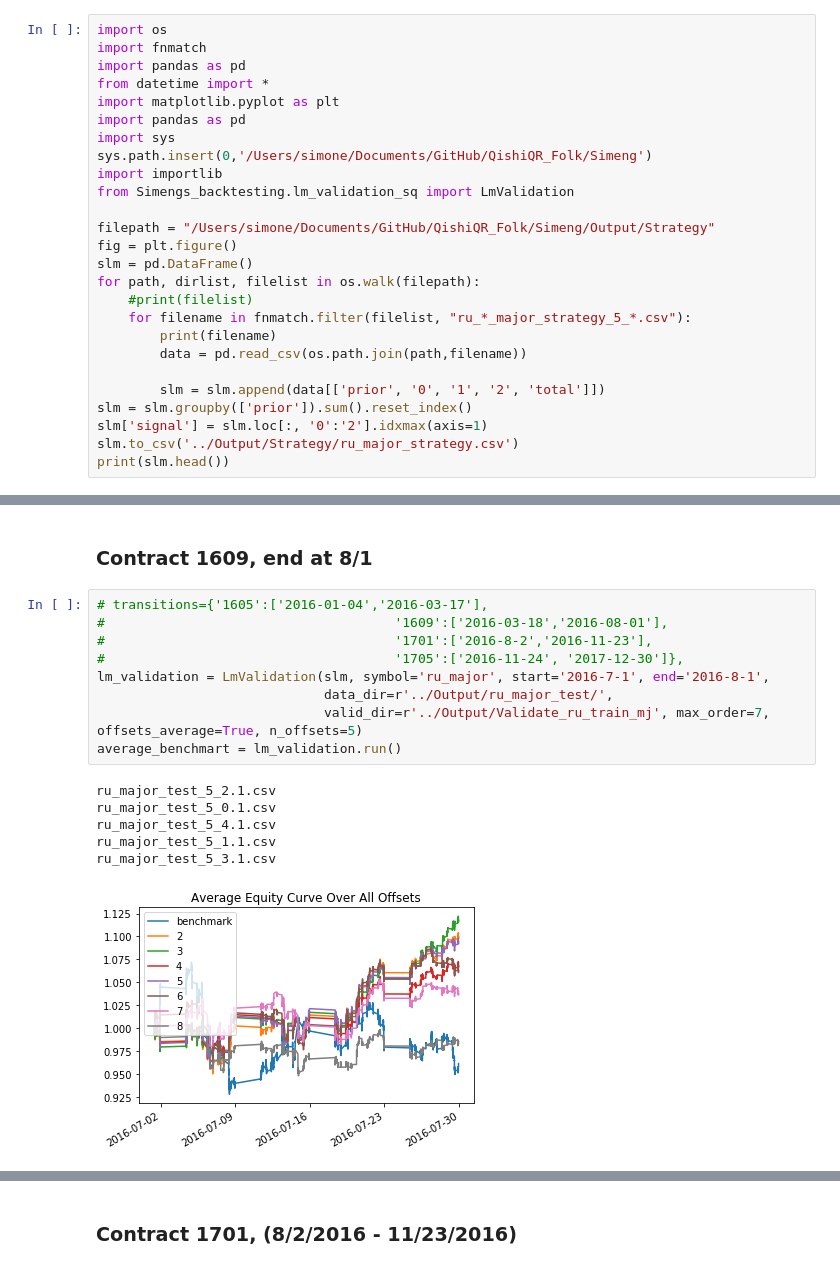
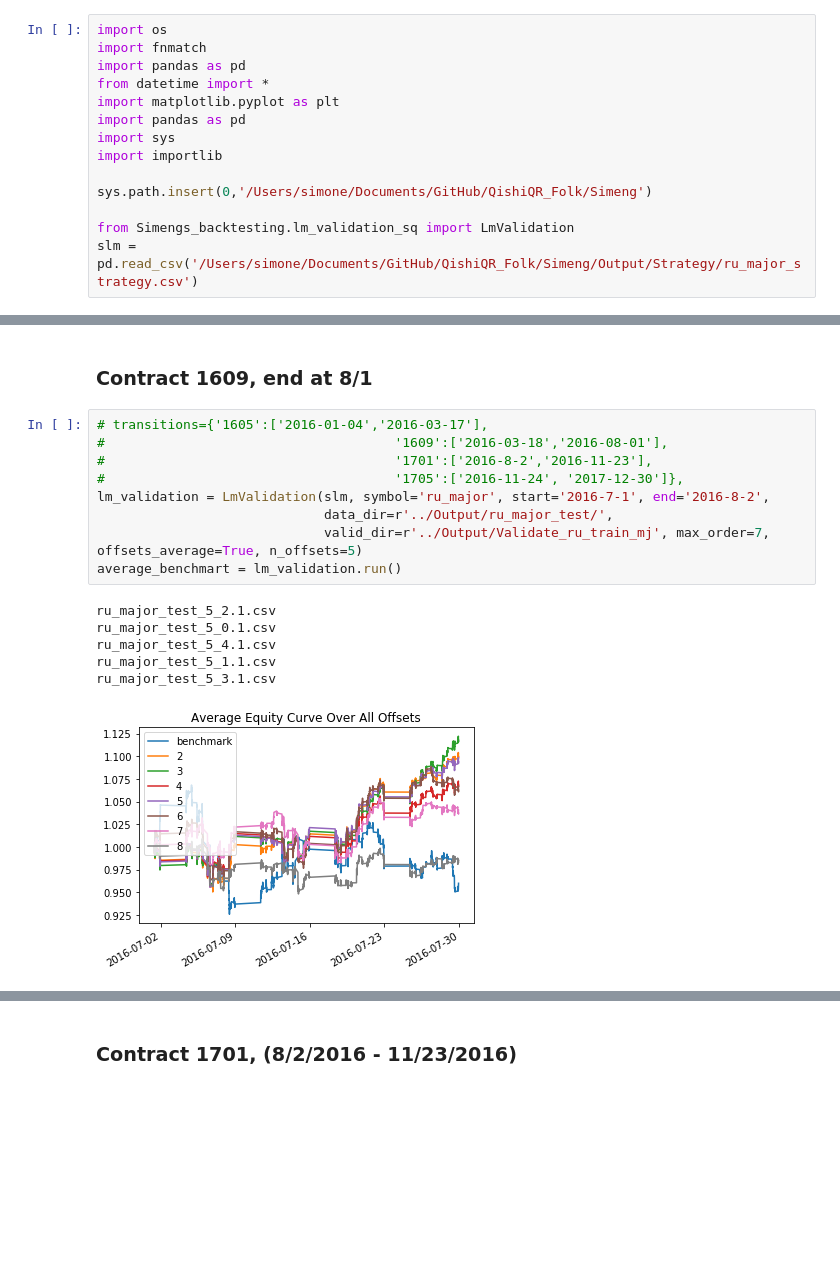
Before and after one commit to dechang227/QishiQR, a Jupyter notebook: Simeng/Research/Ru_Test_On_MajorContract.ipynb, the cells around one changed output, grey strips where cells are left out. Drawn from its saved outputs; the diff is of its cells as text; blank space fills up the shorter version.

```diff
--- a/Simeng/Research/Ru_Test_On_MajorContract.ipynb
+++ b/Simeng/Research/Ru_Test_On_MajorContract.ipynb
@@ -65,21 +94,9 @@ from datetime import *
 import matplotlib.pyplot as plt
 import pandas as pd
 import sys
+import importlib
+
 sys.path.insert(0,'/Users/simone/Documents/GitHub/QishiQR_Folk/Simeng')
-import importlib
+
 from Simengs_backtesting.lm_validation_sq import LmValidation
-
-filepath = "/Users/simone/Documents/GitHub/QishiQR_Folk/Simeng/Output/Strategy"
-fig = plt.figure()
-slm = pd.DataFrame()
-for path, dirlist, filelist in os.walk(filepath):
-    #print(filelist)
-    for filename in fnmatch.filter(filelist, "ru_*_major_strategy_5_*.csv"):
-        print(filename)
-        data = pd.read_csv(os.path.join(path,filename))
-
-        slm = slm.append(data[['prior', '0', '1', '2', 'total']])
-slm = slm.groupby(['prior']).sum().reset_index()
-slm['signal'] = slm.loc[:, '0':'2'].idxmax(axis=1)
-slm.to_csv('../Output/Strategy/ru_major_strategy.csv')
-print(slm.head())
+slm = pd.read_csv('/Users/simone/Documents/GitHub/QishiQR_Folk/Simeng/Output/Strategy/ru_major_strategy.csv')
@@ -129,16 +136,16 @@ ru_major_test_5_3.1.csv
 # %%
 # transitions={'1605':['2016-01-04','2016-03-17'],
 #                                     '1609':['2016-03-18','2016-08-01'],
 #                                     '1701':['2016-8-2','2016-11-23'],
 #                                     '1705':['2016-11-24', '2017-12-30']},
-lm_validation = LmValidation(slm, symbol='ru_major', start='2016-7-1', end='2016-8-1',
+lm_validation = LmValidation(slm, symbol='ru_major', start='2016-7-1', end='2016-8-2',
                              data_dir=r'../Output/ru_major_test/',
                              valid_dir=r'../Output/Validate_ru_train_mj', max_order=7, offsets_average=True, n_offsets=5)
 average_benchmart = lm_validation.run()
 # %% [output]
 ru_major_test_5_2.1.csv
 ru_major_test_5_0.1.csv
 ru_major_test_5_4.1.csv
 ru_major_test_5_1.1.csv
 ru_major_test_5_3.1.csv
-[figure, old version]
+[figure, new version]
```
Also changed, not shown: parts of 17 cells of this notebook.
